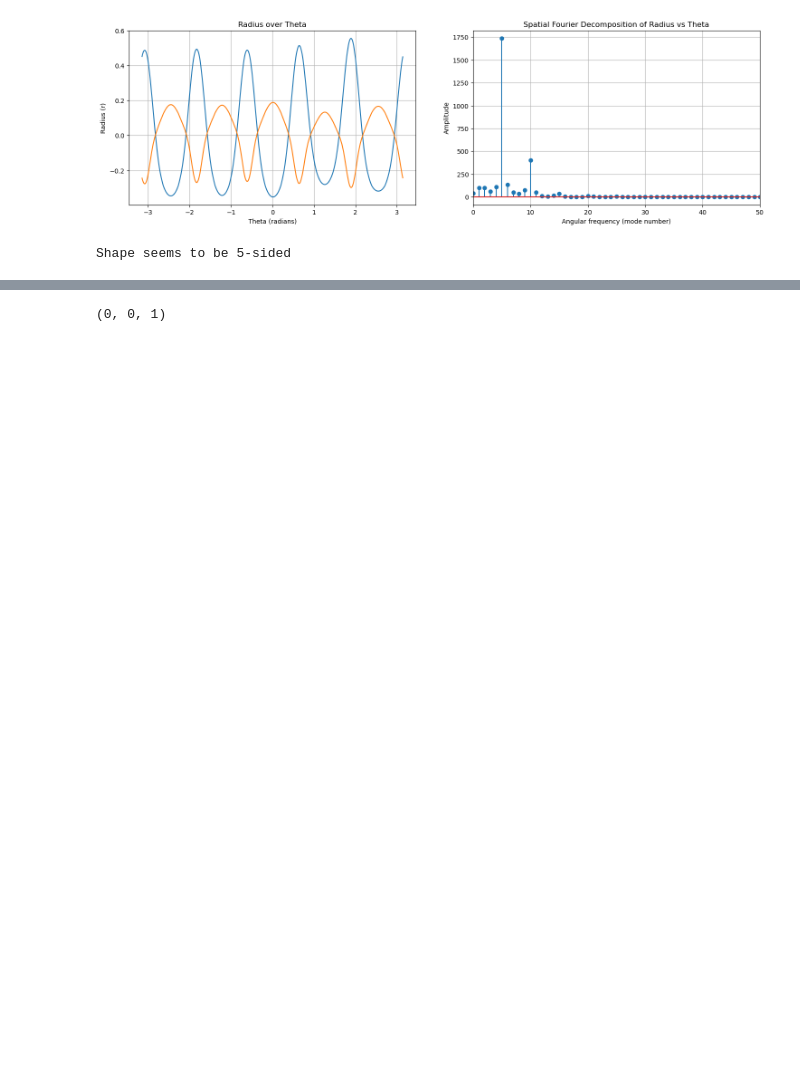
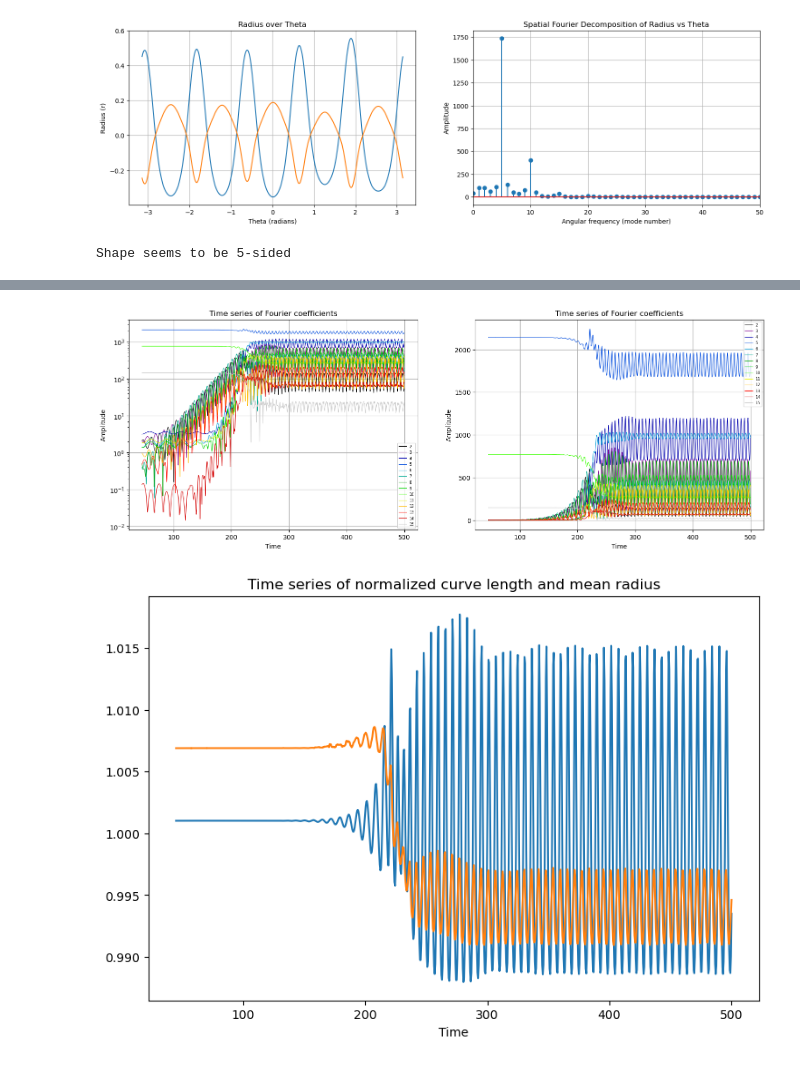
Before and after one commit to Florian808/Inward-flame-post-process, a Jupyter notebook: Local/Isocont_post_process.ipynb, the cells around one changed output, grey strips where cells are left out. Cells and saved outputs as stored; diff of their text form; code cells hidden in the pictures; blank space fills up the shorter version.

```diff
--- a/Local/Isocont_post_process.ipynb
+++ b/Local/Isocont_post_process.ipynb
@@ -379,13 +389,47 @@ print(np.mean(lengths_tot[t_start_ind:t_end_ind]))
 64.18940998304295
 # %%
-a = np.array([1,2,3])
-a = a[np.array([1,1,1])]
-plot_slice= slice(1,5)
-# for i in range(*plot_slice.indices(1)):
-#     print(i)
-print(plot_slice.indices(0))
+username = os.getlogin()
+case1 = "base_18.4k_phi_0.6"
+#case1 = "large_23.6k_phi_0.6"
+#case1 = "base_18.4k_phi_0.75"
+#case1 = "le1_18.4k_phi_0.75"
+runs = ["01.75_02", "01.75_03", "01.75_04", "01.75_05", "01.75_06", "01.75_07"]
+dataset_dir = Path(f"C:/Users/{username}/OneDrive - ETH Zurich/Semester 10/Master Thesis/Sim results")
+case_dir = dataset_dir / case1
+plt_s = slice(1, 15)
+
+lengths_tot, time_tot, amp_tot, k_r_tot, r_mean_tot = extract_fourier_modes(runs, case_dir)
+
+my_cmap = plt.get_cmap('nipy_spectral')
+colors = my_cmap(np.linspace(0, 1, (plt_s.stop - plt_s.start)))
+
+# Plot whole time series of fourier coefficients
+fig, axes = plt.subplots(1, 2, figsize=(18, 6))
+for i in range(plt_s.start, plt_s.stop):
+    axes[0].semilogy(time_tot, amp_tot[:,i], color=colors[i-plt_s.start], label=str(i+1), linewidth=0.8)
+axes[0].set_xlabel('Time')
+axes[0].set_ylabel('Amplitude')
+axes[0].set_title('Time series of Fourier coefficients')
+axes[0].grid(True)
+axes[0].legend(prop={'size': 6})
+
+for i in range(plt_s.start, plt_s.stop):
+    axes[1].plot(time_tot, amp_tot[:,i], color=colors[i-plt_s.start], label=str(i+1), linewidth=0.8)
+axes[1].set_xlabel('Time')
+axes[1].set_ylabel('Amplitude')
+axes[1].set_title('Time series of Fourier coefficients')
+axes[1].grid(True)
+axes[1].legend(prop={'size': 6})
+
+plt.figure(figsize=(9, 6))
+plt.plot(time_tot, lengths_tot/np.mean(lengths_tot))
+plt.plot(time_tot, r_mean_tot/np.mean(r_mean_tot))
+plt.title('Time series of normalized curve length and mean radius')
+plt.xlabel('Time')
+plt.show()
 # %% [output]
-(0, 0, 1)
+[figure, added]
+[figure, added]
 # %%
 import os
 import ipywidgets as widgets
```
Also changed, not shown: parts of 7 cells of this notebook, 1 other file.
